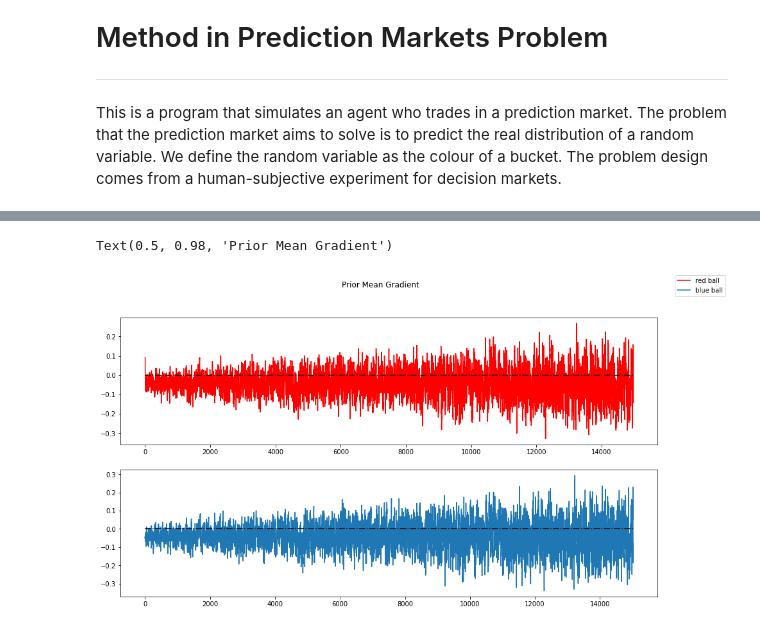
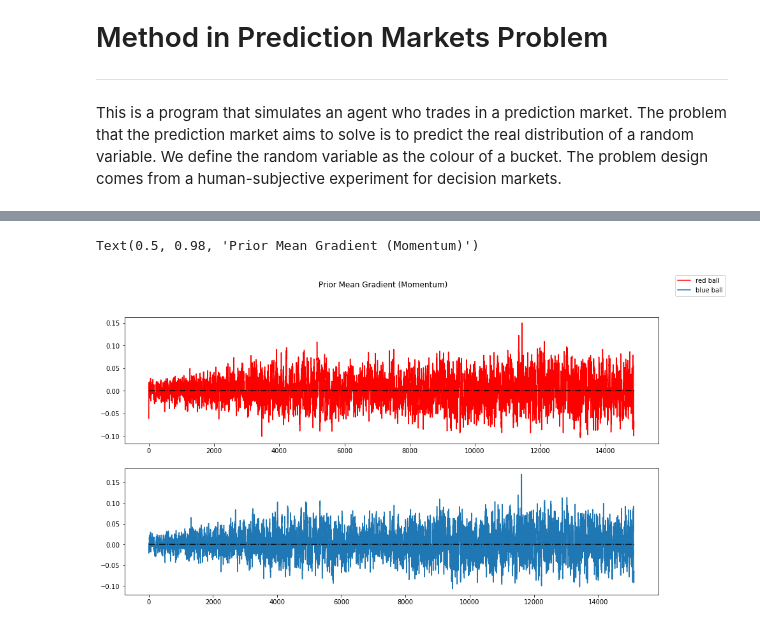
Before and after one commit to realwenlongwang/contexutal-bandits-with-peer-prediction-for-decision-making, a Jupyter notebook: Gradient Bandit with Continous Action Space.ipynb, the cells around one changed output, grey strips where cells are left out. Drawn from its saved outputs; the diff is of its cells as text; code cells hidden in the pictures.

```diff
--- a/Gradient Bandit with Continous Action Space.ipynb
+++ b/Gradient Bandit with Continous Action Space.ipynb
@@ -218,7 +222,7 @@ def gradient_check(agent):
 
     return difference
 # %%
-agent = Agent(feature_shape=[1, 3], learn_rate=0.01)
+agent = Agent(feature_shape=[1, 3], learn_rate=0.03)
 training_episodes = 30000
 
 mean_weights_history = np.empty((1, 3))
@@ -415,14 +422,14 @@ Text(0.5, 0.98, 'Prior Mean Gradient')
 # %%
 fig, axs = plt.subplots(2, figsize=(15, 8))
 axs[0].plot(grad_r_ball_v_mean_history[1:, 2], 'r', label = 'red ball', zorder = -100)
 axs[1].plot(grad_b_ball_v_mean_history[1:, 2],label = 'blue ball', zorder = -100)
 axs[0].hlines(y=0, xmin=0, xmax=grad_r_ball_v_mean_history.shape[0], colors='black', linestyles='dashdot')
 axs[1].hlines(y=0, xmin=0, xmax=grad_b_ball_v_mean_history.shape[0], colors='black', linestyles='dashdot')
 fig.legend()
-fig.suptitle('Prior Mean Gradient')
+fig.suptitle('Prior Mean Gradient (Momentum)')
 # %% [output]
-Text(0.5, 0.98, 'Prior Mean Gradient')
+Text(0.5, 0.98, 'Prior Mean Gradient (Momentum)')
-[figure, old version]
+[figure, new version]
 # %%
 fig, axs = plt.subplots(2, figsize=(15, 8))
 axs[0].plot(grad_r_ball_std_history[1:, 2], 'r', label = 'red ball', zorder = -100)
```
Also changed, not shown: parts of 17 cells of this notebook.
